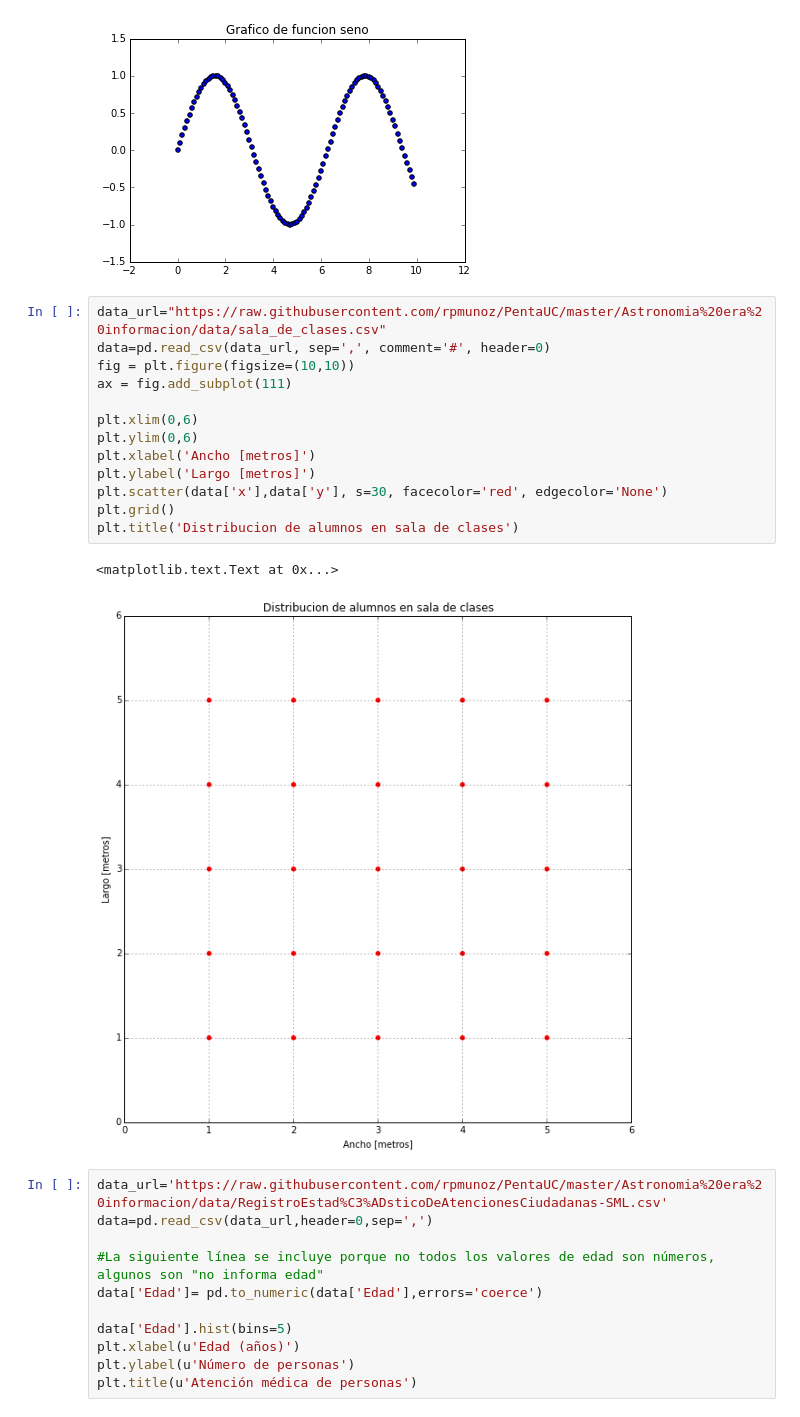
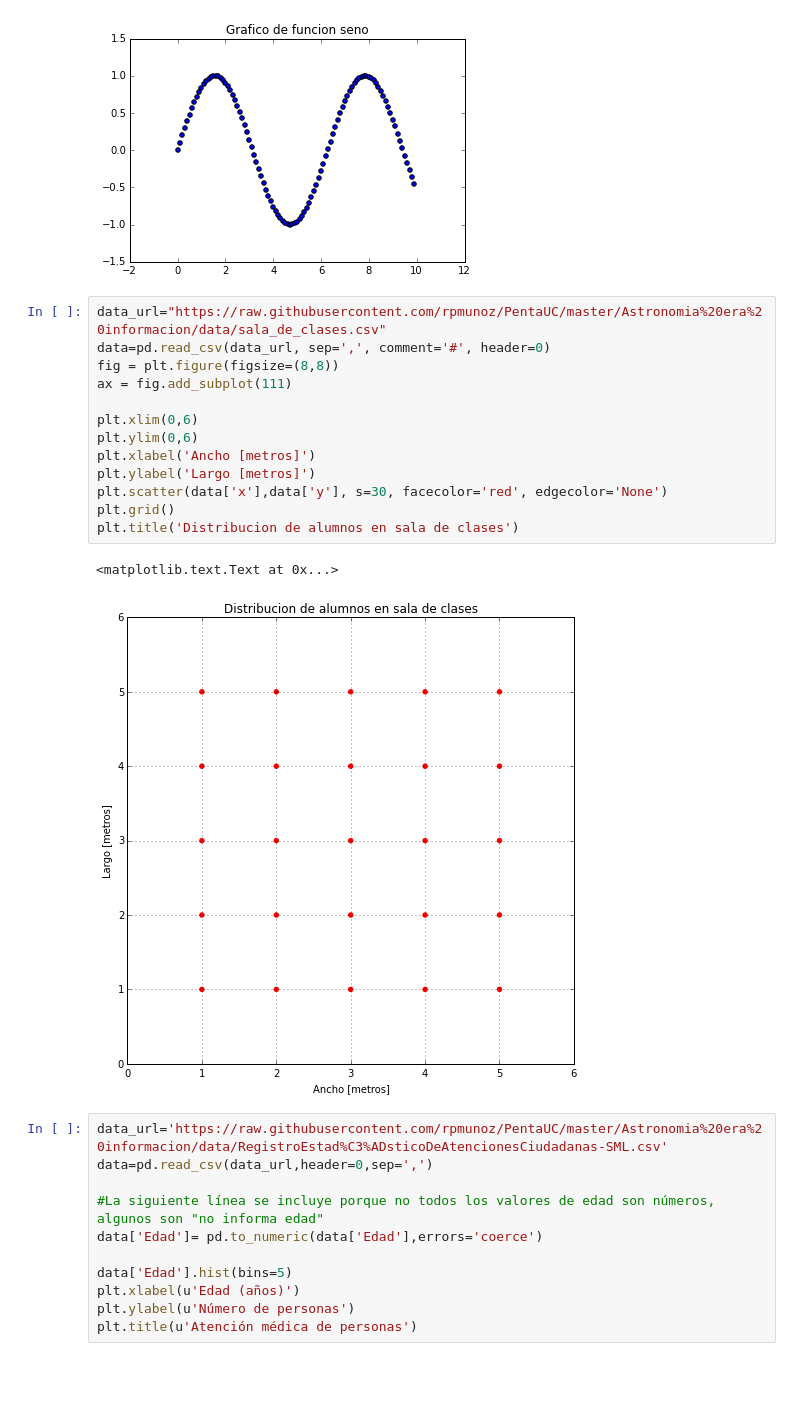
Before and after one commit to rpmunoz/PentaUC, a Jupyter notebook: Astronomia era informacion/Taller 4 - Evaluacion 1.ipynb, the cells around one changed output. Saved outputs shown, nothing was run; the diff lists cells and outputs as text; blank space fills up the shorter version.

```diff
--- a/Astronomia era informacion/Taller 4 - Evaluacion 1.ipynb
+++ b/Astronomia era informacion/Taller 4 - Evaluacion 1.ipynb
@@ -25,19 +27,19 @@ plt.title('Grafico de funcion seno')
 # %%
 data_url="https://raw.githubusercontent.com/rpmunoz/PentaUC/master/Astronomia%20era%20informacion/data/sala_de_clases.csv"
 data=pd.read_csv(data_url, sep=',', comment='#', header=0)
-fig = plt.figure(figsize=(10,10))
+fig = plt.figure(figsize=(8,8))
 ax = fig.add_subplot(111)
 
 plt.xlim(0,6)
 plt.ylim(0,6)
 plt.xlabel('Ancho [metros]')
 plt.ylabel('Largo [metros]')
 plt.scatter(data['x'],data['y'], s=30, facecolor='red', edgecolor='None')
 plt.grid()
 plt.title('Distribucion de alumnos en sala de clases')
 # %% [output]
 <matplotlib.text.Text at 0x...>
-[figure, old version]
+[figure, new version]
 # %%
 data_url='https://raw.githubusercontent.com/rpmunoz/PentaUC/master/Astronomia%20era%20informacion/data/RegistroEstad%C3%ADsticoDeAtencionesCiudadanas-SML.csv'
 data=pd.read_csv(data_url,header=0,sep=',')
```
Also changed, not shown: parts of 42 cells of this notebook.
